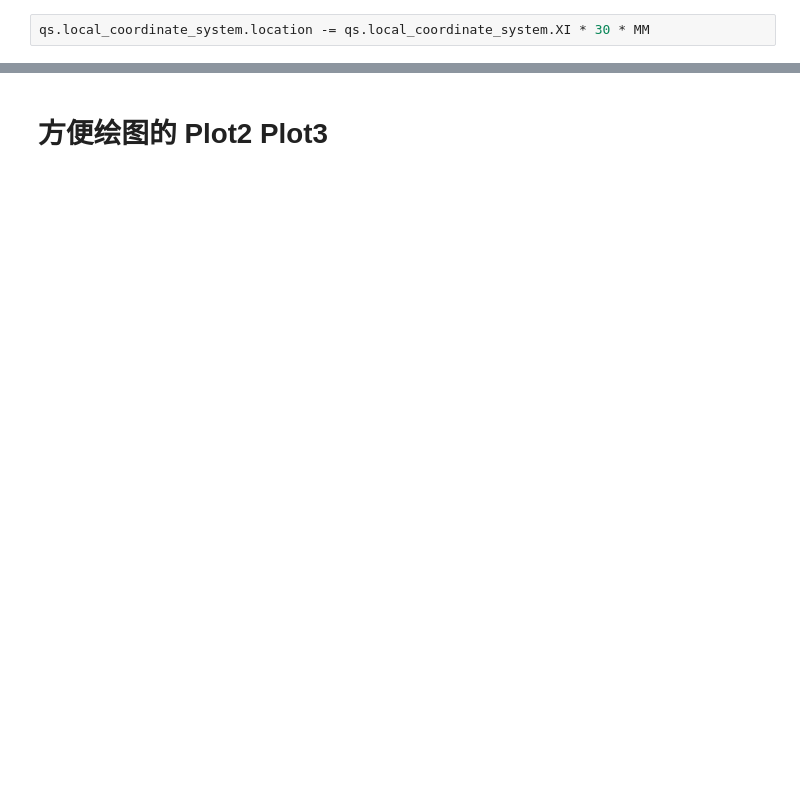
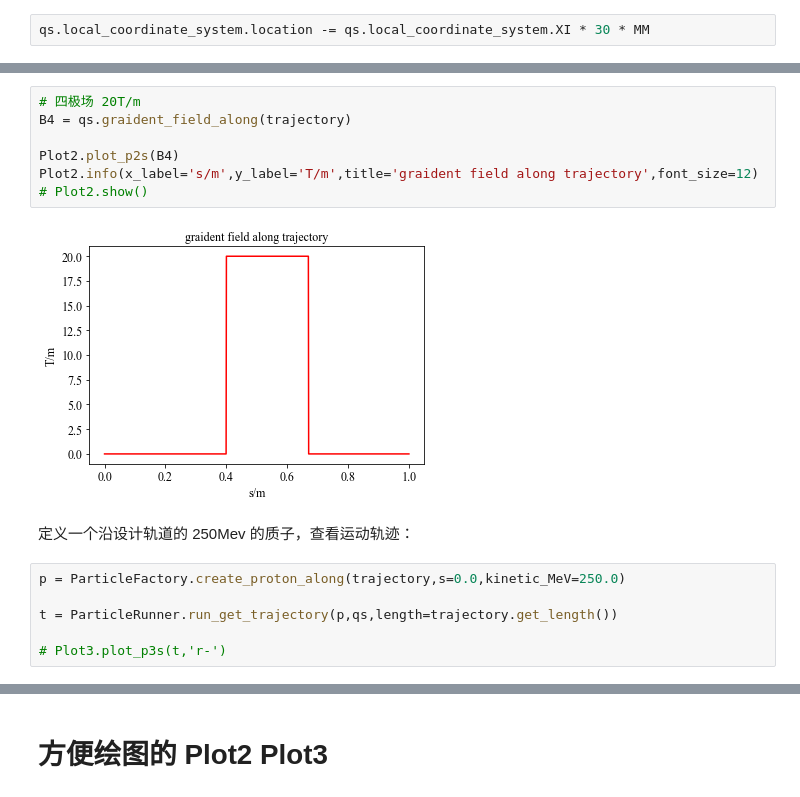
Before and after one commit to madokast/madokast.github.io.old, a Jupyter notebook: books/cct/cctpy/introduction2cctpy.ipynb, the cells around one changed output, grey strips where cells are left out. Cells and saved outputs as stored; diff of their text form; blank space fills up the shorter version.

Commit message:
particle

```diff
--- a/books/cct/cctpy/introduction2cctpy.ipynb
+++ b/books/cct/cctpy/introduction2cctpy.ipynb
@@ -683,0 +756,17 @@ Plot2.plot_p2s(B4)
+# %%
+# 四极场 20T/m
+B4 = qs.graident_field_along(trajectory)
+
+Plot2.plot_p2s(B4)
+Plot2.info(x_label='s/m',y_label='T/m',title='graident field along trajectory',font_size=12)
+# Plot2.show()
+# %% [output]
+[figure, added]
+# %% [markdown]
+定义一个沿设计轨道的 250Mev 的质子，查看运动轨迹：
+# %%
+p = ParticleFactory.create_proton_along(trajectory,s=0.0,kinetic_MeV=250.0)
+
+t = ParticleRunner.run_get_trajectory(p,qs,length=trajectory.get_length())
+
+# Plot3.plot_p3s(t,'r-')
```
Also changed, not shown: parts of 14 cells of this notebook, 5 other files.
